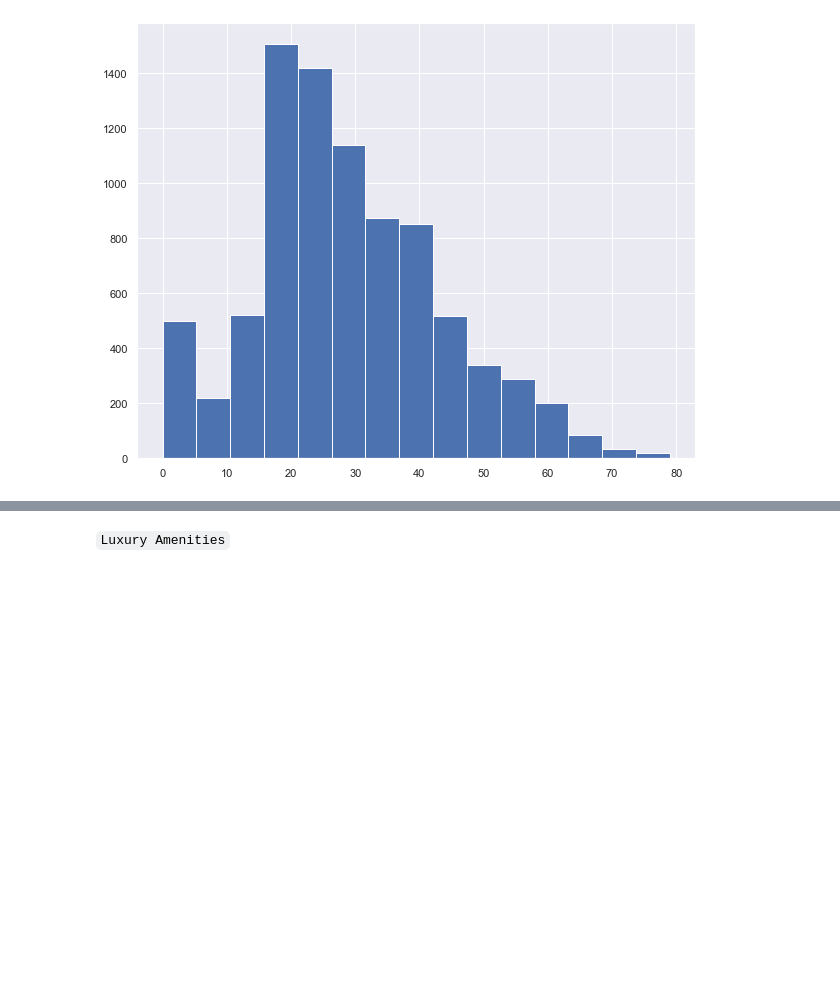
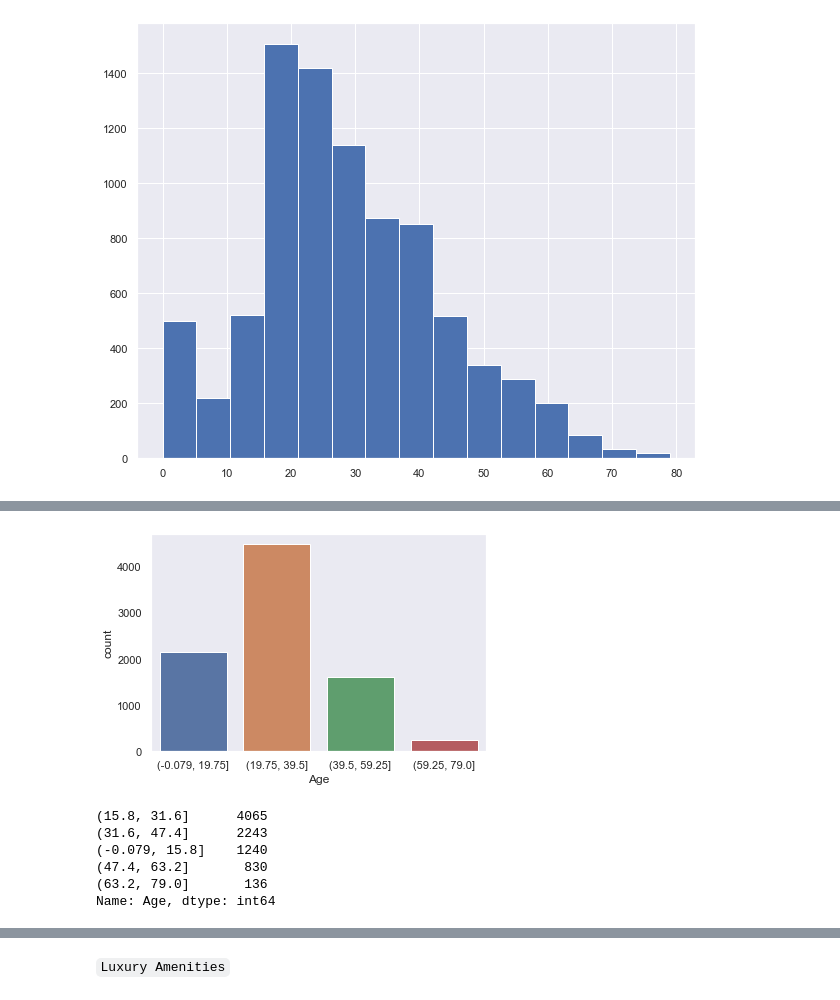
Before and after one commit to SZhafiri/Kagge_Spaceship_Titanic, a Jupyter notebook: First Look.ipynb, the cells around one changed output, grey strips where cells are left out. Cells and saved outputs as stored; diff of their text form; code cells hidden in the pictures; blank space fills up the shorter version.

```diff
--- a/First Look.ipynb
+++ b/First Look.ipynb
@@ -520,0 +519,16 @@ Name: Age, dtype: int64
+# %%
+age_bin4 = pd.cut(train['Age'], 4)
+
+sns.countplot(x=age_bin3)
+plt.show()
+# %% [output]
+[figure, added]
+# %%
+age_bin5.value_counts()
+# %% [output]
+(15.8, 31.6]      4065
+(31.6, 47.4]      2243
+(-0.079, 15.8]    1240
+(47.4, 63.2]       830
+(63.2, 79.0]       136
+Name: Age, dtype: int64
```
Also changed, not shown: parts of 91 cells of this notebook.
